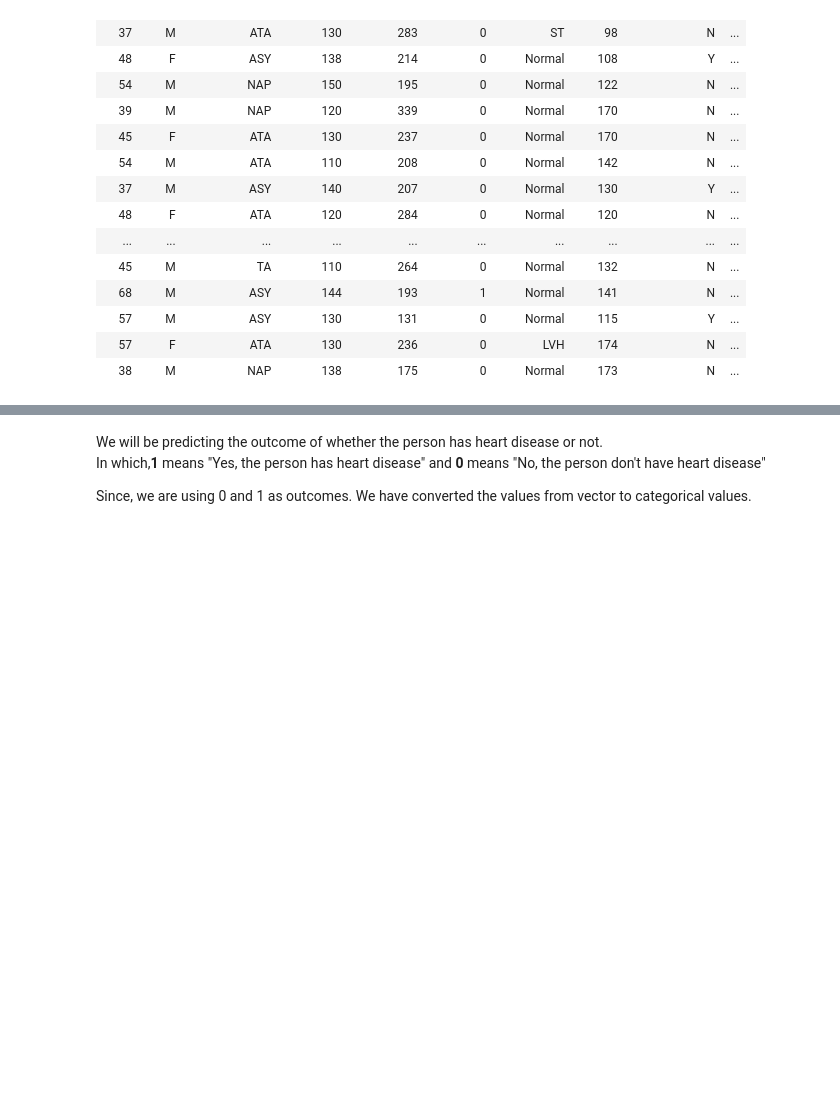
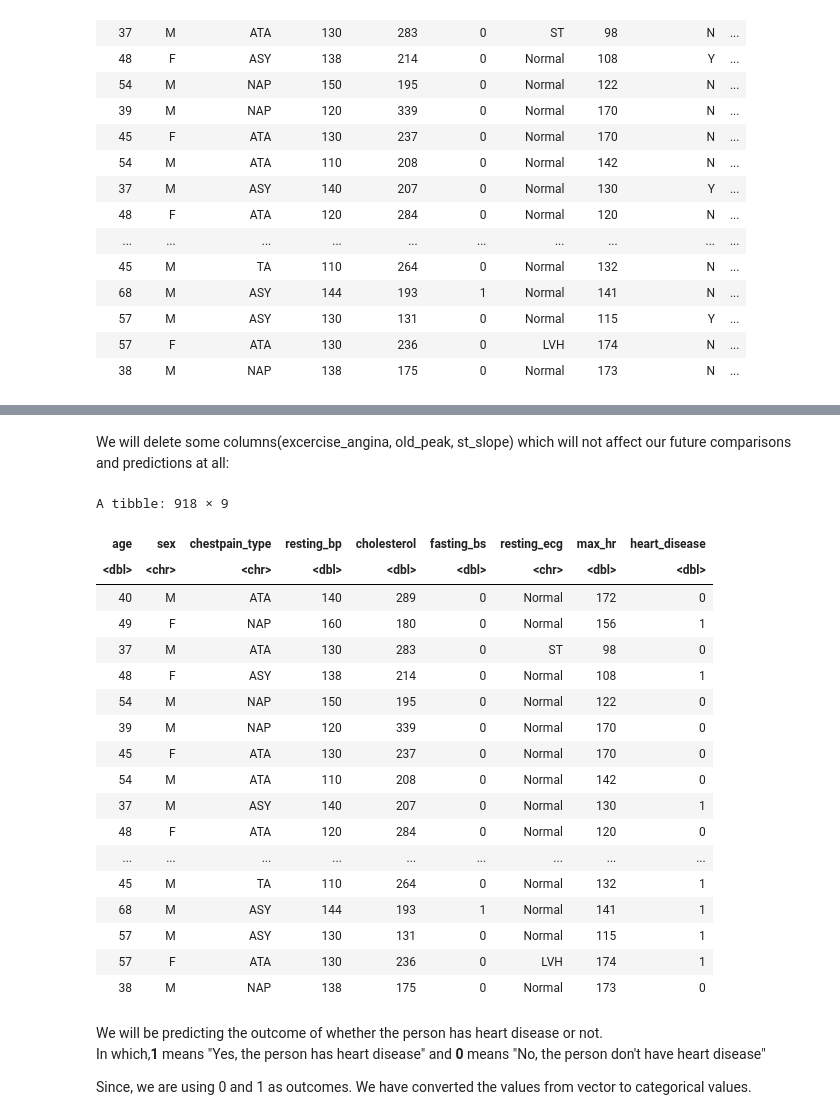
Before and after one commit to sara2815/Heart-Attack-Analysis, a Jupyter notebook: Group-43-Project.ipynb, the cells around one changed output, grey strips where cells are left out. Cells and saved outputs as stored; diff of their text form; code cells hidden in the pictures; blank space fills up the shorter version.

```diff
--- a/Group-43-Project.ipynb
+++ b/Group-43-Project.ipynb
@@ -76,3 +114,29 @@ heart_data <- rename(heart_data,
+# %% [markdown]
+We will delete some columns(excercise_angina, old_peak, st_slope) which will not affect our future comparisons and predictions at all:
+# %%
+heart_data <- select(heart_data,
+                   age, sex, chestpain_type, resting_bp, cholesterol, fasting_bs, resting_ecg, max_hr, heart_disease)
+heart_data
+# %% [output]
+A tibble: 918 × 9
+| age | sex | chestpain_type | resting_bp | cholesterol | fasting_bs | resting_ecg | max_hr | heart_disease |
+| <dbl> | <chr> | <chr> | <dbl> | <dbl> | <dbl> | <chr> | <dbl> | <dbl> |
+| 40 | M | ATA | 140 | 289 | 0 | Normal | 172 | 0 |
+| 49 | F | NAP | 160 | 180 | 0 | Normal | 156 | 1 |
+| 37 | M | ATA | 130 | 283 | 0 | ST | 98 | 0 |
+| 48 | F | ASY | 138 | 214 | 0 | Normal | 108 | 1 |
+| 54 | M | NAP | 150 | 195 | 0 | Normal | 122 | 0 |
+| 39 | M | NAP | 120 | 339 | 0 | Normal | 170 | 0 |
+| 45 | F | ATA | 130 | 237 | 0 | Normal | 170 | 0 |
+| 54 | M | ATA | 110 | 208 | 0 | Normal | 142 | 0 |
+| 37 | M | ASY | 140 | 207 | 0 | Normal | 130 | 1 |
+| 48 | F | ATA | 120 | 284 | 0 | Normal | 120 | 0 |
+| ... | ... | ... | ... | ... | ... | ... | ... | ... |
+| 45 | M | TA | 110 | 264 | 0 | Normal | 132 | 1 |
+| 68 | M | ASY | 144 | 193 | 1 | Normal | 141 | 1 |
+| 57 | M | ASY | 130 | 131 | 0 | Normal | 115 | 1 |
+| 57 | F | ATA | 130 | 236 | 0 | LVH | 174 | 1 |
+| 38 | M | NAP | 138 | 175 | 0 | Normal | 173 | 0 |
 # %% [markdown]
 We will be predicting the outcome of whether the person has heart disease or not.
 In which,**1** means "Yes, the person has heart disease" and **0** means "No, the person don't have heart disease"
```
Also changed, not shown: parts of 22 cells of this notebook.
